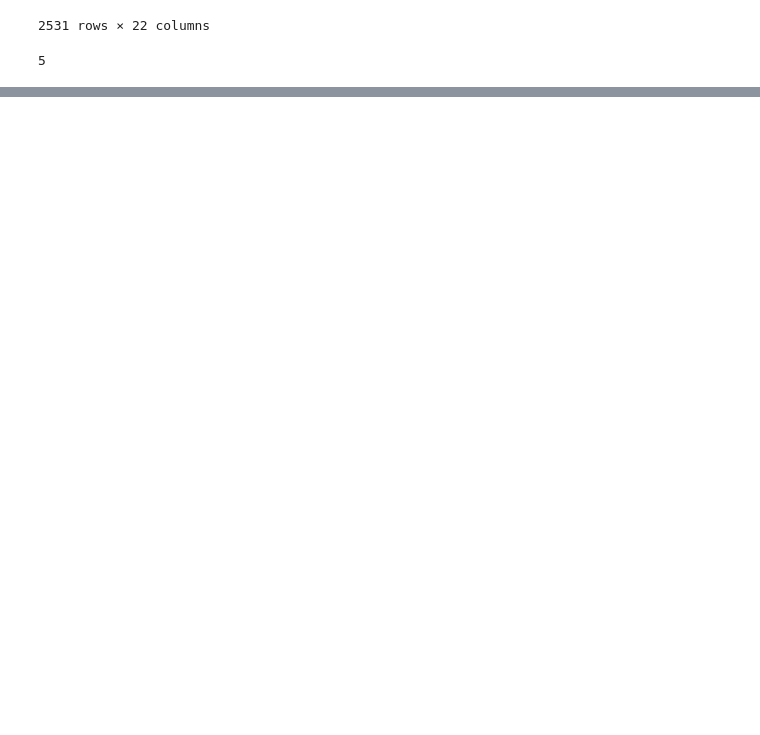
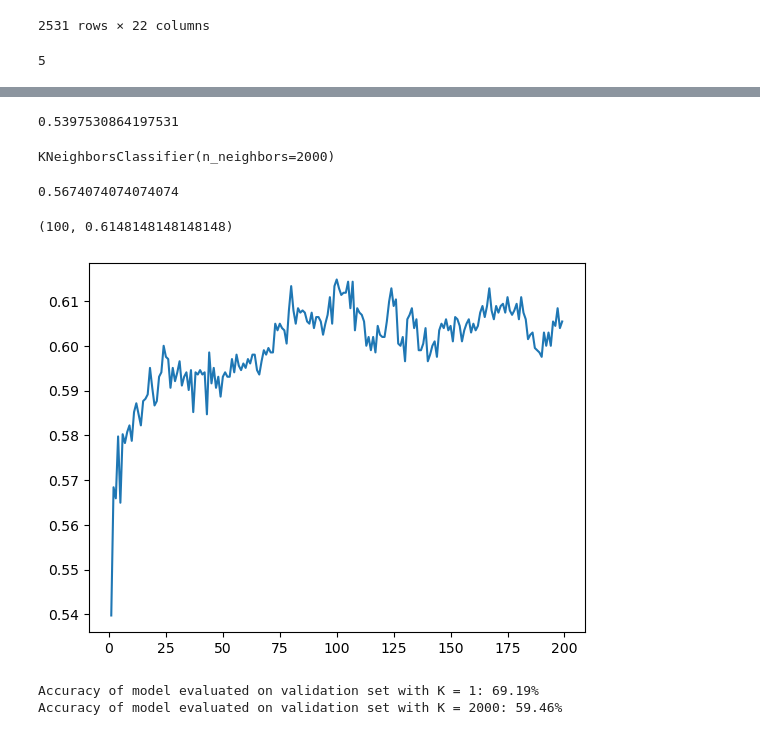
Before and after one commit to Sunday-Okey/Data-Scientist-in-Python, a Jupyter notebook: Machine Learning In Python/Supervised Machine Learning/K-Nearest Neighbors.ipynb, the cells around one changed output, grey strips where cells are left out. Saved outputs shown, nothing was run; the diff lists cells and outputs as text; code cells hidden in the pictures; blank space fills up the shorter version.

```diff
--- a/Machine Learning In Python/Supervised Machine Learning/K-Nearest Neighbors.ipynb
+++ b/Machine Learning In Python/Supervised Machine Learning/K-Nearest Neighbors.ipynb
@@ -453,0 +766,8 @@ Name: duration, dtype: int64
+# %%
+knn = KNeighborsClassifier(n_neighbors=1)
+knn.fit(X_train_scaled, y_train)
+
+X_val = pd.get_dummies(X_val[['age', 'campaign', 'marital', 'education']], columns=['marital', 'education'], drop_first=True, dtype=int)
+# %%
+X_val_scaled = scaler.transform(X_val)
+pd.DataFrame(X_val_scaled, columns=scaler.get_feature_names_out())
@@ -453,0 +804,72 @@ Name: duration, dtype: int64
+# %%
+knn.score(X_val_scaled, y_val)
+# %% [output]
+0.5397530864197531
+# %%
+knn = KNeighborsClassifier(n_neighbors=2000)
+knn.fit(X_train_scaled, y_train)
+# %% [output]
+KNeighborsClassifier(n_neighbors=2000)
+# %%
+knn.score(X_val_scaled, y_val)
+# %% [output]
+0.5674074074074074
+# %%
+values = range(1, 200)
+accuracies = []
+best_k = None
+best_acc = None
+for k in values:
+    knn = KNeighborsClassifier(n_neighbors=k)
+    knn.fit(X_train_scaled, y_train)
+    acc = knn.score(X_val_scaled, y_val)
+    accuracies.append(acc)
+    if best_acc is None or acc > best_acc:
+        best_acc = acc
+        best_k = k
+# %%
+best_k, best_acc
+# %% [output]
+(100, 0.6148148148148148)
+# %%
+plt.plot(values, accuracies)
+plt.show()
+# %% [output]
+[figure, added]
+# %%
+import pandas as pd
+from sklearn.model_selection import train_test_split
+from sklearn.preprocessing import MinMaxScaler
+from sklearn.neighbors import KNeighborsClassifier
+
+# banking_df = pd.read_csv("subscription_prediction.csv")
+X = banking_df.drop(["y"], axis=1)
+y = banking_df["y"]
+
+X_train, X_val, y_train, y_val = train_test_split(X, y, test_size=0.20, random_state = 417)
+X_train, X_test, y_train, y_test = train_test_split(X_train, y_train, test_size=0.20*X.shape[0]/X_train.shape[0], random_state = 417)
+
+X_train = pd.get_dummies(data = X_train, columns = ["marital", "default"], drop_first = True)
+
+scaler = MinMaxScaler()
+X_train_scaled = scaler.fit_transform(X_train[["marital_married", "marital_single", "marital_unknown", "default_unknown", "age", "duration"]])
+
+
+knn = KNeighborsClassifier(n_neighbors = 1)
+knn.fit(X_train_scaled, y_train)
+
+X_val = pd.get_dummies(data = X_val, columns = ["marital", "default"], drop_first = True)
+
+X_val_scaled = scaler.transform(X_val[["marital_married", "marital_single", "marital_unknown", "default_unknown", "age", "duration"]])
+
+val_accuracy = knn.score(X_val_scaled, y_val)
+print(f"Accuracy of model evaluated on validation set with K = 1: {val_accuracy*100:.2f}%")
+
+knn = KNeighborsClassifier(n_neighbors = 2000)
+knn.fit(X_train_scaled, y_train)
+
+val_accuracy = knn.score(X_val_scaled, y_val)
+print(f"Accuracy of model evaluated on validation set with K = 2000: {val_accuracy*100:.2f}%")
+# %% [output]
+Accuracy of model evaluated on validation set with K = 1: 69.19%
+Accuracy of model evaluated on validation set with K = 2000: 59.46%
```
Also changed, not shown: parts of 137 cells of this notebook.
